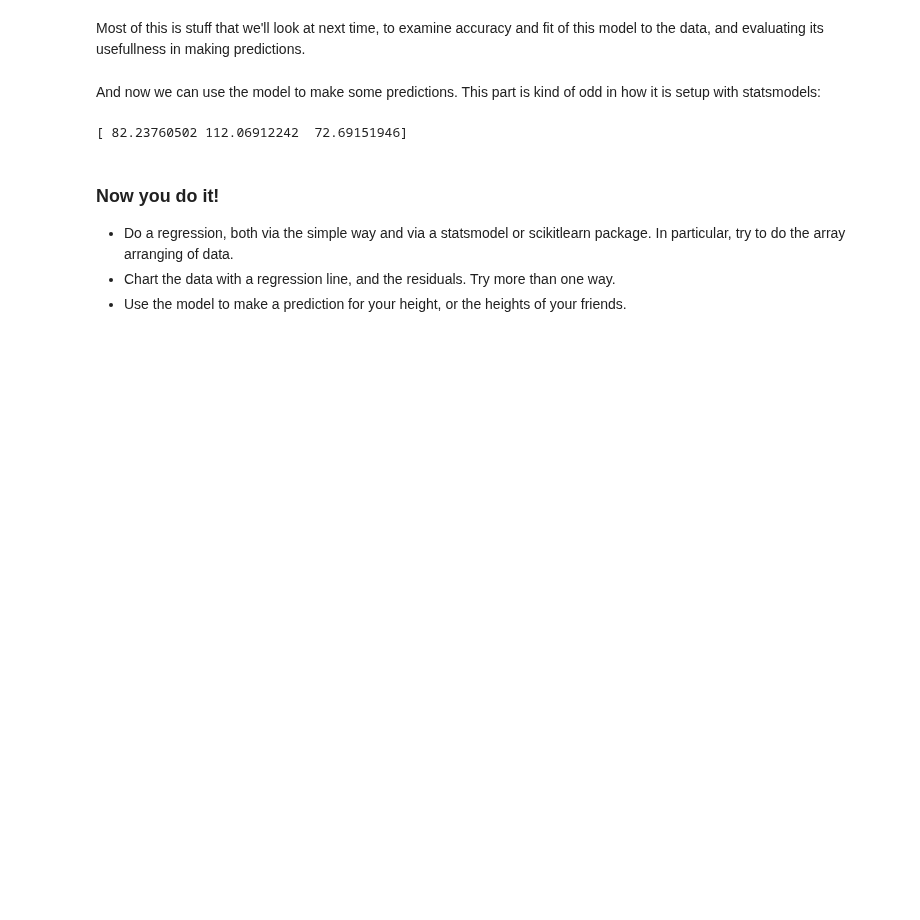
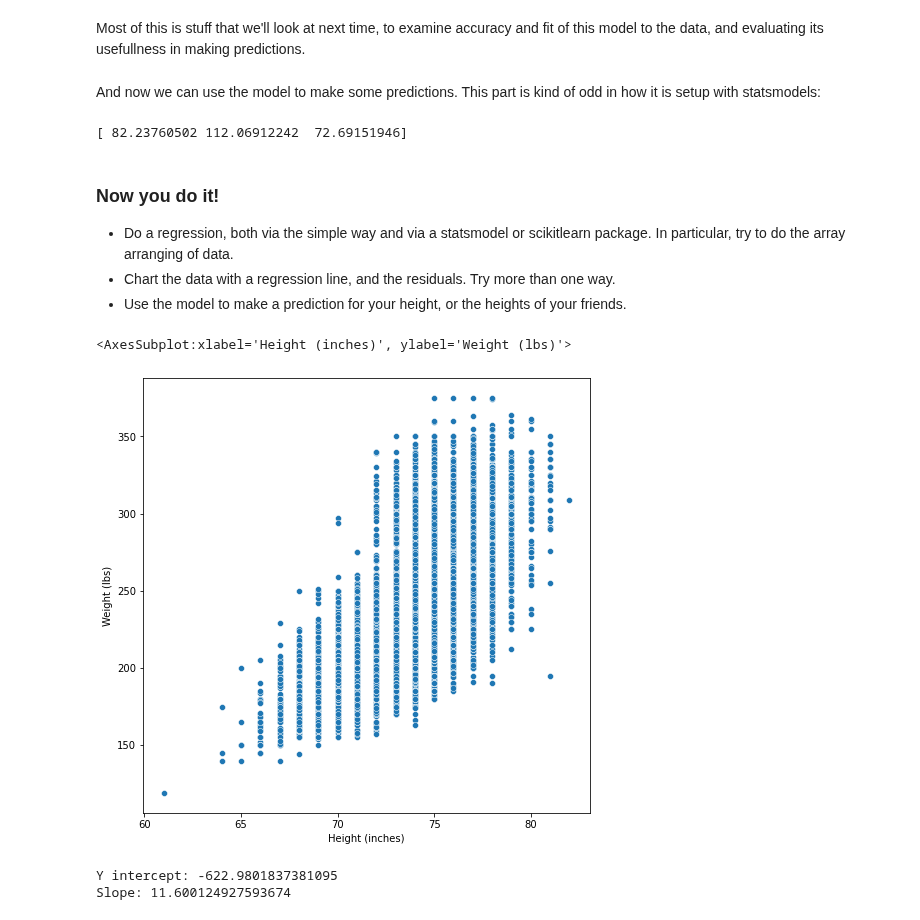
Before and after one commit to allyryry/BasicClassExamples, a Jupyter notebook: 018_linear_least_squares.ipynb, the cells around one changed output. Cells and saved outputs as stored; diff of their text form; code cells hidden in the pictures; blank space fills up the shorter version.

```diff
--- a/018_linear_least_squares.ipynb
+++ b/018_linear_least_squares.ipynb
@@ -387,0 +386,14 @@ hw2 = hw2.dropna(axis=1)
+# %%
+sns.scatterplot(data=hw2, x=hw2[h2], y=hw2[w2])
+# %% [output]
+<AxesSubplot:xlabel='Height (inches)', ylabel='Weight (lbs)'>
+[figure, added]
+# %%
+inter3, slope3 = thinkstats2.LeastSquares(hw2[h2], hw2[w2])
+res3 = thinkstats2.Residuals(hw2[h2], hw2[w2], inter3, slope3)
+regLine3 = thinkstats2.FitLine(hw2[h2], inter3, slope3)
+print("Y intercept:", inter3)
+print("Slope:", slope3)
+# %% [output]
+Y intercept: -622.9801837381095
+Slope: 11.600124927593674
```
Also changed, not shown: parts of 14 cells of this notebook.
